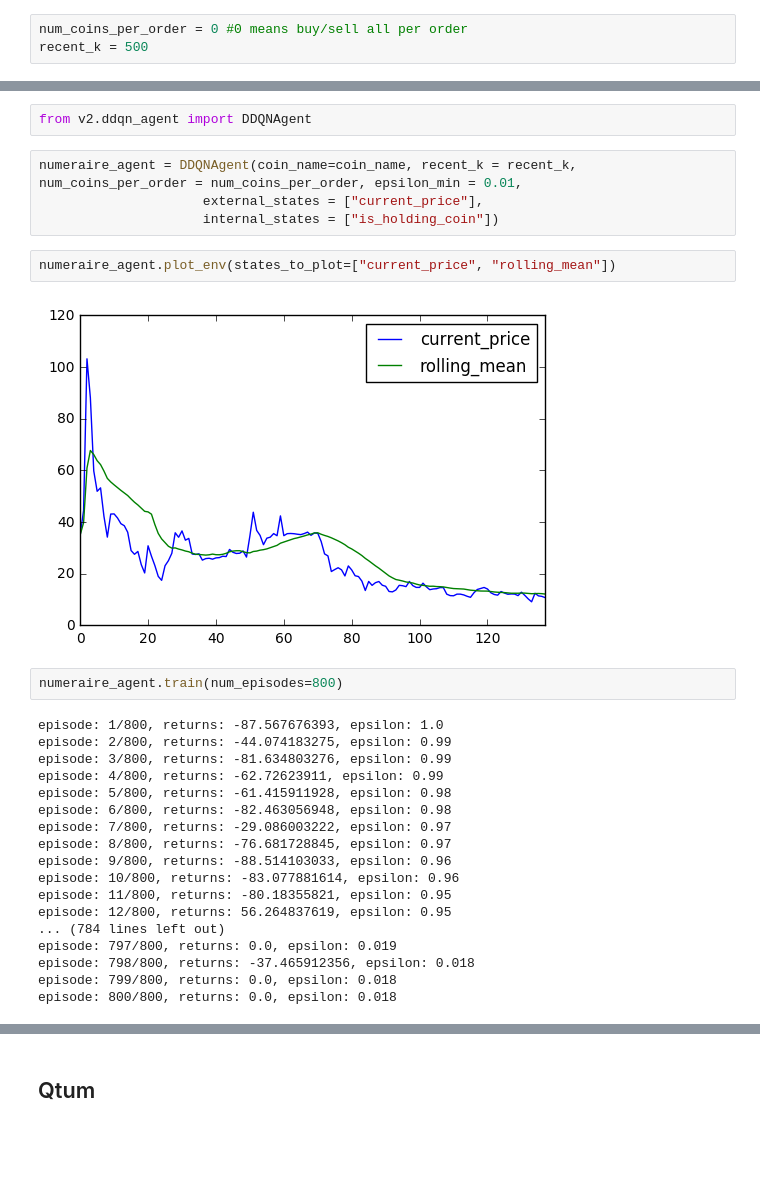
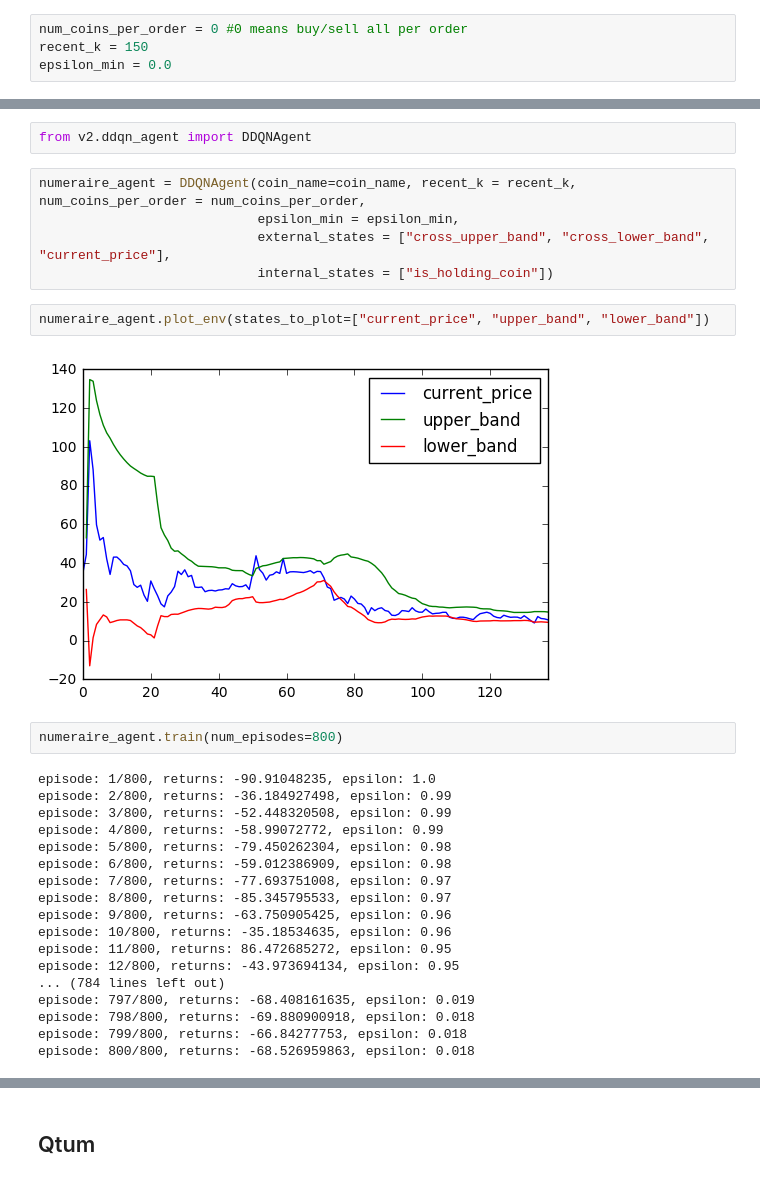
Before and after one commit to GradientTrader/simulator, a Jupyter notebook: crypto_trader.ipynb, the cells around one changed output, grey strips where cells are left out. Cells and saved outputs as stored; diff of their text form; blank space fills up the shorter version.

```diff
--- a/crypto_trader.ipynb
+++ b/crypto_trader.ipynb
@@ -10,7 +10,8 @@ import random
 random.seed(3456)
 # %%
 num_coins_per_order = 0 #0 means buy/sell all per order
-recent_k = 500
+recent_k = 150
+epsilon_min = 0.0
 # %% [markdown]
 External States: ["current_price", "rolling_mean", "rolling_std", "cross_upper_band", "cross_lower_band", "upper_band", "lower_band", "price_over_sma"]
 # %% [markdown]
@@ -128,33 +126,34 @@ Final holdings: 28.25 coins, 0.00 cash, 301.19 current value, -69.88 percent ret
 # %%
 from v2.ddqn_agent import DDQNAgent
 # %%
-numeraire_agent = DDQNAgent(coin_name=coin_name, recent_k = recent_k, num_coins_per_order = num_coins_per_order, epsilon_min = 0.01,
-                     external_states = ["current_price"],
-                     internal_states = ["is_holding_coin"])
+numeraire_agent = DDQNAgent(coin_name=coin_name, recent_k = recent_k, num_coins_per_order = num_coins_per_order,
+                            epsilon_min = epsilon_min,
+                            external_states = ["cross_upper_band", "cross_lower_band", "current_price"],
+                            internal_states = ["is_holding_coin"])
 # %%
-numeraire_agent.plot_env(states_to_plot=["current_price", "rolling_mean"])
+numeraire_agent.plot_env(states_to_plot=["current_price", "upper_band", "lower_band"])
 # %% [output]
-[figure, old version]
+[figure, new version]
 # %%
 numeraire_agent.train(num_episodes=800)
 # %% [output]
-episode: 1/800, returns: -87.567676393, epsilon: 1.0
-episode: 2/800, returns: -44.074183275, epsilon: 0.99
-episode: 3/800, returns: -81.634803276, epsilon: 0.99
-episode: 4/800, returns: -62.72623911, epsilon: 0.99
-episode: 5/800, returns: -61.415911928, epsilon: 0.98
-episode: 6/800, returns: -82.463056948, epsilon: 0.98
-episode: 7/800, returns: -29.086003222, epsilon: 0.97
-episode: 8/800, returns: -76.681728845, epsilon: 0.97
-episode: 9/800, returns: -88.514103033, epsilon: 0.96
-episode: 10/800, returns: -83.077881614, epsilon: 0.96
-episode: 11/800, returns: -80.18355821, epsilon: 0.95
-episode: 12/800, returns: 56.264837619, epsilon: 0.95
+episode: 1/800, returns: -90.91048235, epsilon: 1.0
+episode: 2/800, returns: -36.184927498, epsilon: 0.99
+episode: 3/800, returns: -52.448320508, epsilon: 0.99
+episode: 4/800, returns: -58.99072772, epsilon: 0.99
+episode: 5/800, returns: -79.450262304, epsilon: 0.98
+episode: 6/800, returns: -59.012386909, epsilon: 0.98
+episode: 7/800, returns: -77.693751008, epsilon: 0.97
+episode: 8/800, returns: -85.345795533, epsilon: 0.97
+episode: 9/800, returns: -63.750905425, epsilon: 0.96
+episode: 10/800, returns: -35.18534635, epsilon: 0.96
+episode: 11/800, returns: 86.472685272, epsilon: 0.95
+episode: 12/800, returns: -43.973694134, epsilon: 0.95
 ... (784 lines left out)
-episode: 797/800, returns: 0.0, epsilon: 0.019
-episode: 798/800, returns: -37.465912356, epsilon: 0.018
-episode: 799/800, returns: 0.0, epsilon: 0.018
-episode: 800/800, returns: 0.0, epsilon: 0.018
+episode: 797/800, returns: -68.408161635, epsilon: 0.019
+episode: 798/800, returns: -69.880900918, epsilon: 0.018
+episode: 799/800, returns: -66.84277753, epsilon: 0.018
+episode: 800/800, returns: -68.526959863, epsilon: 0.018
 # %%
 numeraire_agent.plot_cum_returns()
 # %% [output]
```
Also changed, not shown: parts of 19 cells of this notebook, 6 other files.
